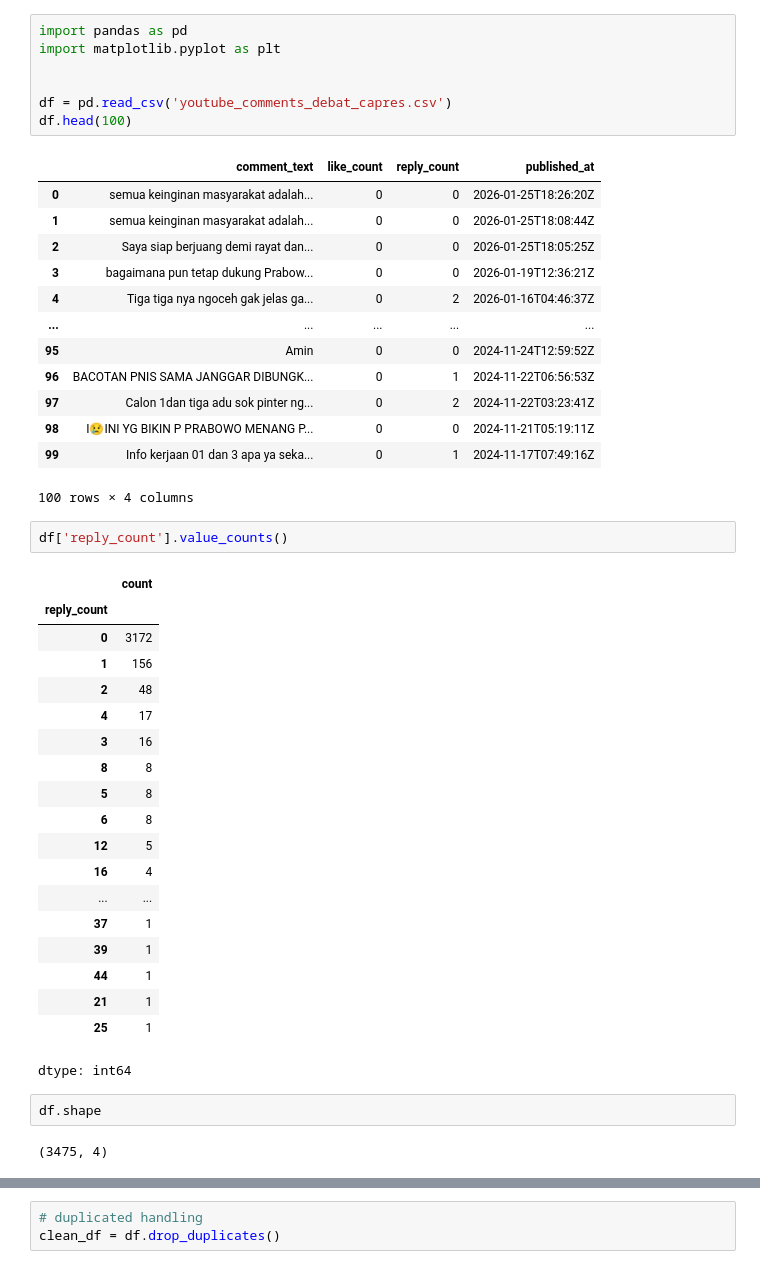
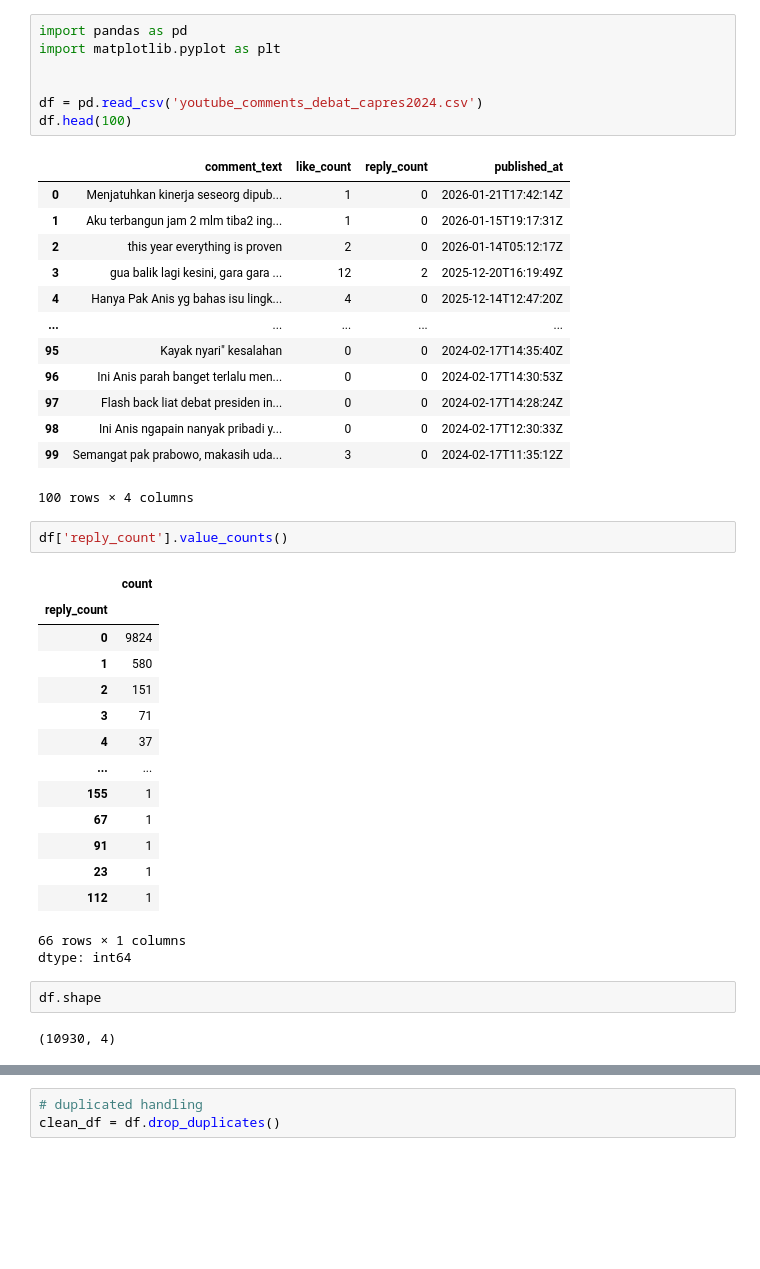
Before and after one commit to rfaoktvian/AnalisisSentimenDebatCapres2024, a Jupyter notebook: Analisis_Sentiman_Youtube_Debat_Capres_2024.ipynb, the cells around one changed output, grey strips where cells are left out. Drawn from its saved outputs; the diff is of its cells as text; blank space fills up the shorter version.

```diff
--- a/Analisis_Sentiman_Youtube_Debat_Capres_2024.ipynb
+++ b/Analisis_Sentiman_Youtube_Debat_Capres_2024.ipynb
@@ -62,50 +3,46 @@ Berhasil menyimpan dataset ke youtube_comments_debat_capres.csv
 # %%
 import pandas as pd
 import matplotlib.pyplot as plt
 
 
-df = pd.read_csv('youtube_comments_debat_capres.csv')
+df = pd.read_csv('youtube_comments_debat_capres2024.csv')
 df.head(100)
 # %% [output]
 |  | comment_text | like_count | reply_count | published_at |
-| 0 | semua keinginan masyarakat adalah... | 0 | 0 | 2026-01-25T18:26:20Z |
-| 1 | semua keinginan masyarakat adalah... | 0 | 0 | 2026-01-25T18:08:44Z |
-| 2 | Saya siap berjuang demi rayat dan... | 0 | 0 | 2026-01-25T18:05:25Z |
-| 3 | bagaimana pun tetap dukung Prabow... | 0 | 0 | 2026-01-19T12:36:21Z |
-| 4 | Tiga tiga nya ngoceh gak jelas ga... | 0 | 2 | 2026-01-16T04:46:37Z |
+| 0 | Menjatuhkan kinerja seseorg dipub... | 1 | 0 | 2026-01-21T17:42:14Z |
+| 1 | Aku terbangun jam 2 mlm tiba2 ing... | 1 | 0 | 2026-01-15T19:17:31Z |
+| 2 | this year everything is proven | 2 | 0 | 2026-01-14T05:12:17Z |
+| 3 | gua balik lagi kesini, gara gara ... | 12 | 2 | 2025-12-20T16:19:49Z |
+| 4 | Hanya Pak Anis yg bahas isu lingk... | 4 | 0 | 2025-12-14T12:47:20Z |
 | ... | ... | ... | ... | ... |
-| 95 | Amin | 0 | 0 | 2024-11-24T12:59:52Z |
-| 96 | BACOTAN PNIS SAMA JANGGAR DIBUNGK... | 0 | 1 | 2024-11-22T06:56:53Z |
-| 97 | Calon 1dan tiga adu sok pinter ng... | 0 | 2 | 2024-11-22T03:23:41Z |
-| 98 | I😢INI YG BIKIN P PRABOWO MENANG P... | 0 | 0 | 2024-11-21T05:19:11Z |
-| 99 | Info kerjaan 01 dan 3 apa ya seka... | 0 | 1 | 2024-11-17T07:49:16Z |
+| 95 | Kayak nyari" kesalahan | 0 | 0 | 2024-02-17T14:35:40Z |
+| 96 | Ini Anis parah banget terlalu men... | 0 | 0 | 2024-02-17T14:30:53Z |
+| 97 | Flash back liat debat presiden in... | 0 | 0 | 2024-02-17T14:28:24Z |
+| 98 | Ini Anis ngapain nanyak pribadi y... | 0 | 0 | 2024-02-17T12:30:33Z |
+| 99 | Semangat pak prabowo, makasih uda... | 3 | 0 | 2024-02-17T11:35:12Z |
 100 rows × 4 columns
 # %%
 df['reply_count'].value_counts()
 # %% [output]
 |  | count |
 | reply_count |  |
-| 0 | 3172 |
-| 1 | 156 |
-| 2 | 48 |
-| 4 | 17 |
-| 3 | 16 |
-| 8 | 8 |
-| 5 | 8 |
-| 6 | 8 |
-| 12 | 5 |
-| 16 | 4 |
+| 0 | 9824 |
+| 1 | 580 |
+| 2 | 151 |
+| 3 | 71 |
+| 4 | 37 |
 | ... | ... |
-| 37 | 1 |
-| 39 | 1 |
-| 44 | 1 |
-| 21 | 1 |
-| 25 | 1 |
+| 155 | 1 |
+| 67 | 1 |
+| 91 | 1 |
+| 23 | 1 |
+| 112 | 1 |
+66 rows × 1 columns
 dtype: int64
 # %%
 df.shape
 # %% [output]
-(3475, 4)
+(10930, 4)
 # %%
 df.info()
 # %% [output]
```
Also changed, not shown: parts of 11 cells of this notebook.
